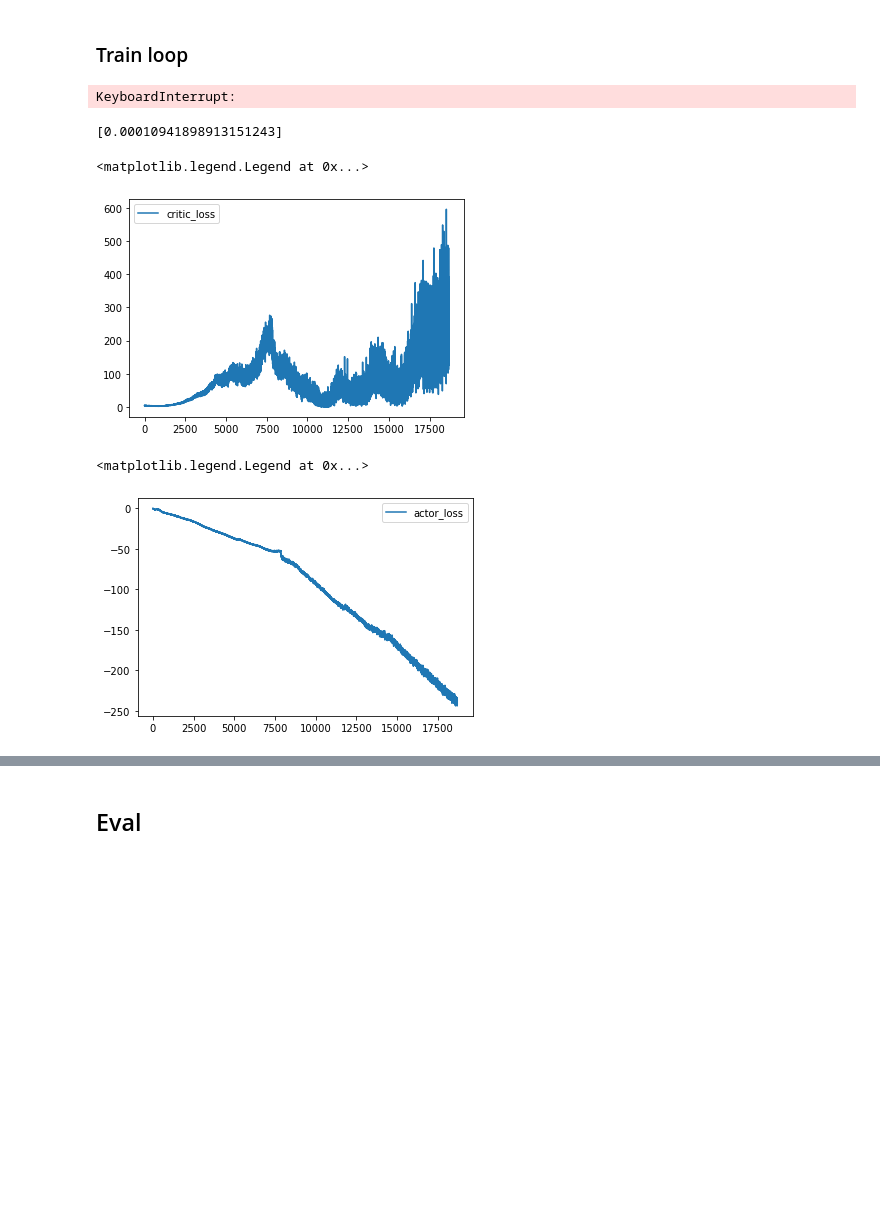
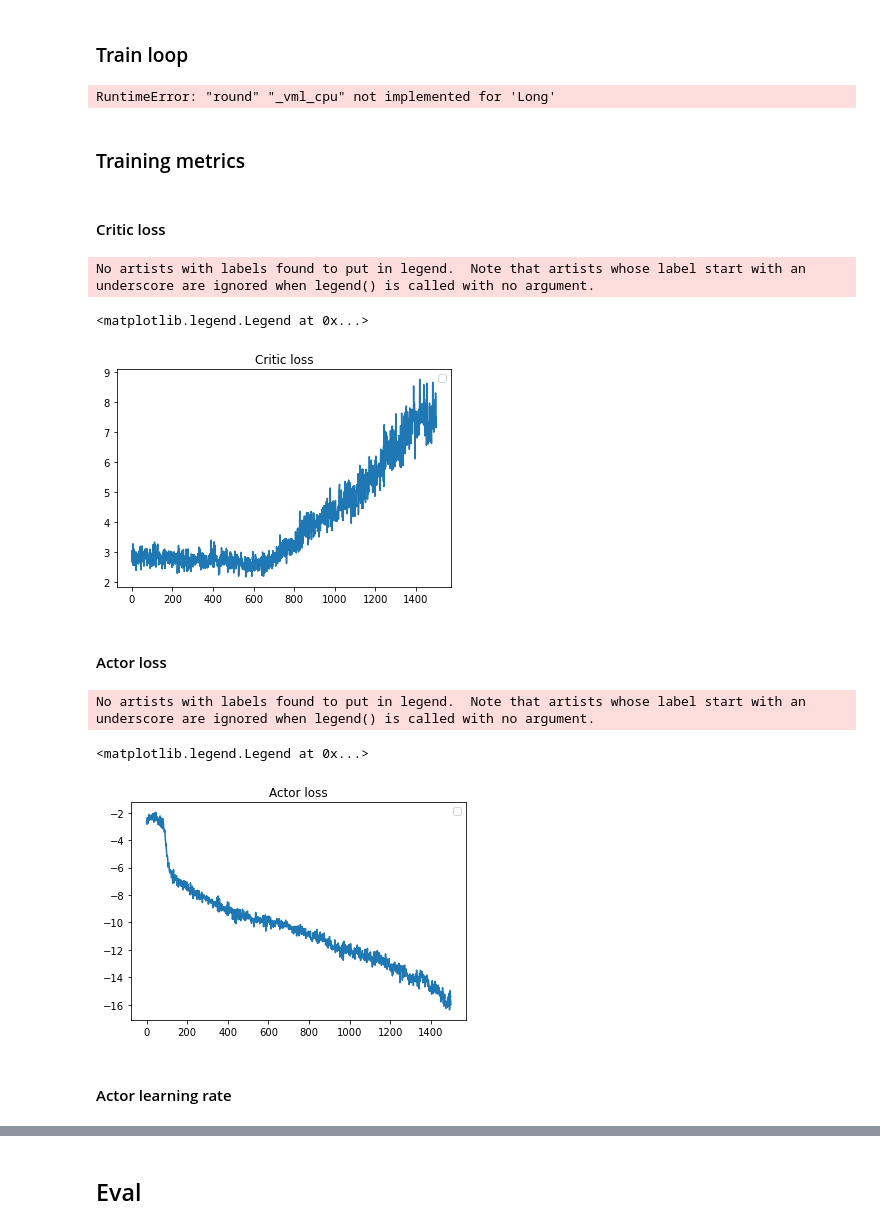
Before and after one commit to TeamDman/Vehicular-Game-Theory, a Jupyter notebook: platoongame/rage.ipynb, the cells around one changed output, grey strips where cells are left out. Cells and saved outputs as stored; diff of their text form; code cells hidden in the pictures; blank space fills up the shorter version.

Commit message:
test with platoon size as action

```diff
--- a/platoongame/rage.ipynb
+++ b/platoongame/rage.ipynb
@@ -290,13 +324,13 @@ class DefenderActor(nn.Module):
 class DefenderCritic(nn.Module):
     def __init__(self) -> None:
         super().__init__()
-        self.conv1 = nn.LazyConv2d(out_channels=5, kernel_size=2, stride=1)
+        # self.conv1 = nn.LazyConv2d(out_channels=5, kernel_size=2, stride=1)
         self.fc1 = nn.LazyLinear(256)
         self.fc2 = nn.LazyLinear(128)
         self.fc3 = nn.LazyLinear(1)
     def forward(self, x1: StateBatch, x2: DefenderActionBatch) -> Reward:
         x = torch.hstack((
-            F.gelu(self.conv1(x1)).flatten(start_dim=1),
+            # F.gelu(self.conv1(x1)).flatten(start_dim=1),
             x1.flatten(start_dim=1), # skip connection after conv
             x2,
         ))
@@ -316,9 +350,10 @@ def get_defender_actions(
     proto_actions = actor(states)
     if proto_mutator is not None:
         proto_mutator(proto_actions)
-    nearest_actions = get_nearest_k_actions(ACTION_K, proto_actions)
+    nearest_actions = get_nearest_k_actions(proto_actions, ACTION_K)
     states_ = states.unsqueeze(1).repeat(1,ACTION_K,1,1,1).reshape(-1,MAX_VEHICLES,MAX_VULNS,4)
-    actions_ = nearest_actions.reshape(-1, MAX_VEHICLES)
+    # actions_ = nearest_actions.reshape(-1, MAX_VEHICLES)
+    actions_ = nearest_actions.reshape(-1, 1)
     q_values = critic(states_, actions_).reshape(states.shape[0], ACTION_K)
     return nearest_actions[torch.arange(states.shape[0]), q_values.argmax(dim=1)]
 # %% [markdown]
@@ -581,6 +616,9 @@ plt.plot(sample_memory(memory, 1000).rewards.cumsum(0).numpy())
 # %%
 critic_loss_history = []
 actor_loss_history = []
+actor_learning_rate_history = []
+critic_learning_rate_history = []
+epsilon_history = []
 # %%
 digits = math.ceil(math.log10(TRAIN_STEPS))
 states = get_random_starting_state_batch(BATCH_SIZE).to(DEVICE)
@@ -589,6 +627,7 @@ with tqdm(total=TRAIN_STEPS) as pbar:
         # EXPLORE
         for j in range(EXPLORATION_STEPS_PER_TRAIN_STEP):
             defender_actions = get_defender_actions(states, actor, critic, apply_epsilon_noise)
+            epsilon_history.append(epsilon)
             epsilon = max(0.0, epsilon - epsilon_decay)
             next_states = apply_defender_actions(states, defender_actions)
             attacker_actions = get_attacker_actions(next_states)
@@ -631,6 +670,7 @@ with tqdm(total=TRAIN_STEPS) as pbar:
         critic_loss = criterion(q_pred, q_target)
         critic_loss.backward()
         critic_optimizer.step()
+        critic_learning_rate_history.append(critic_scheduler.get_last_lr())
         critic_scheduler.step()
 
         critic_loss_history.append(critic_loss.item())
@@ -640,6 +680,7 @@ with tqdm(total=TRAIN_STEPS) as pbar:
         actor_loss = -critic(batch.states, actor(batch.states)).mean()
         actor_loss.backward()
         actor_optimizer.step()
+        actor_learning_rate_history.append(actor_scheduler.get_last_lr())
         actor_scheduler.step()
         actor_loss_history.append(actor_loss.item())
 
@@ -650,20 +691,28 @@ with tqdm(total=TRAIN_STEPS) as pbar:
 
         pbar.update()
 # %% [output]
-KeyboardInterrupt:
+RuntimeError: "round" "_vml_cpu" not implemented for 'Long'
-# %%
-actor_scheduler.get_last_lr()
-# %% [output]
-[0.00010941898913151243]
+# %% [markdown]
+### Training metrics
+# %% [markdown]
+#### Critic loss
 # %%
-plt.plot(critic_loss_history, label="critic_loss")
+plt.plot(critic_loss_history)
+plt.title("Critic loss")
 plt.legend()
 # %% [output]
-<matplotlib.legend.Legend at 0x...>
+No artists with labels found to put in legend.  Note that artists whose label start with an underscore are ignored when legend() is called with no argument.
+<matplotlib.legend.Legend at 0x...>
-[figure, old version]
+[figure, new version]
+# %% [markdown]
+#### Actor loss
 # %%
-plt.plot(actor_loss_history, label="actor_loss")
+plt.plot(actor_loss_history)
+plt.title("Actor loss")
 plt.legend()
 # %% [output]
-<matplotlib.legend.Legend at 0x...>
+No artists with labels found to put in legend.  Note that artists whose label start with an underscore are ignored when legend() is called with no argument.
+<matplotlib.legend.Legend at 0x...>
-[figure, old version]
+[figure, new version]
+# %% [markdown]
+#### Actor learning rate
```
Also changed, not shown: parts of 27 cells of this notebook.
